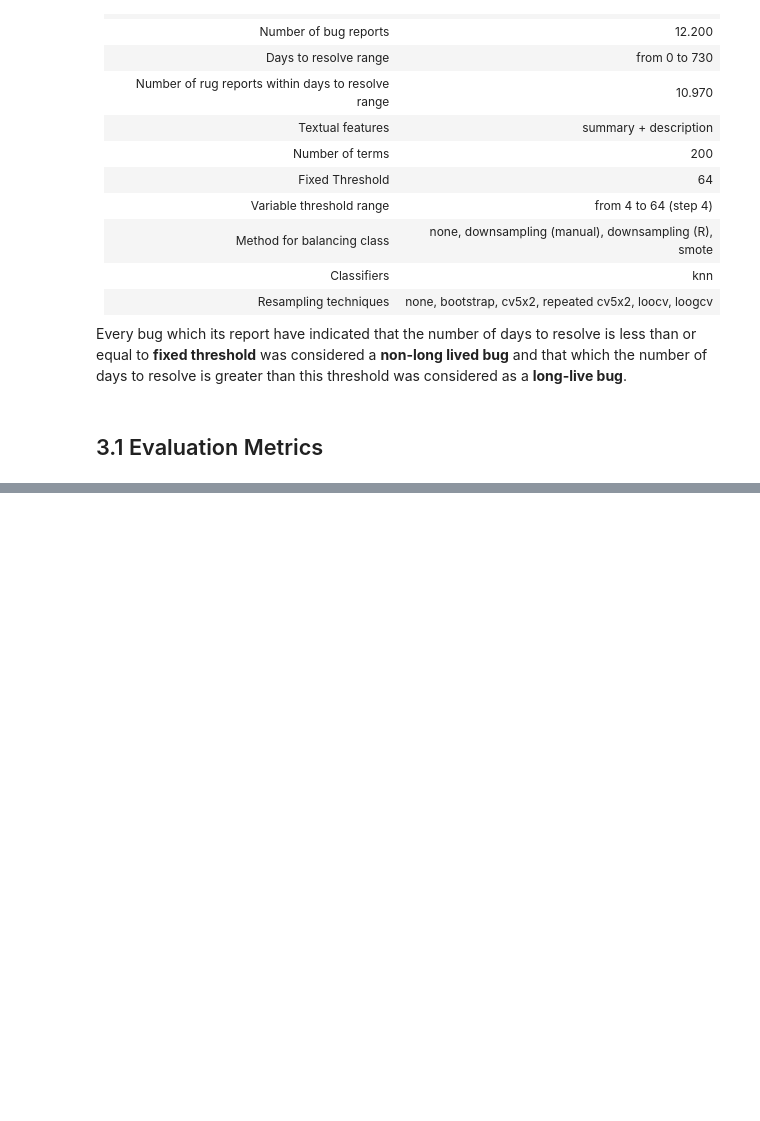
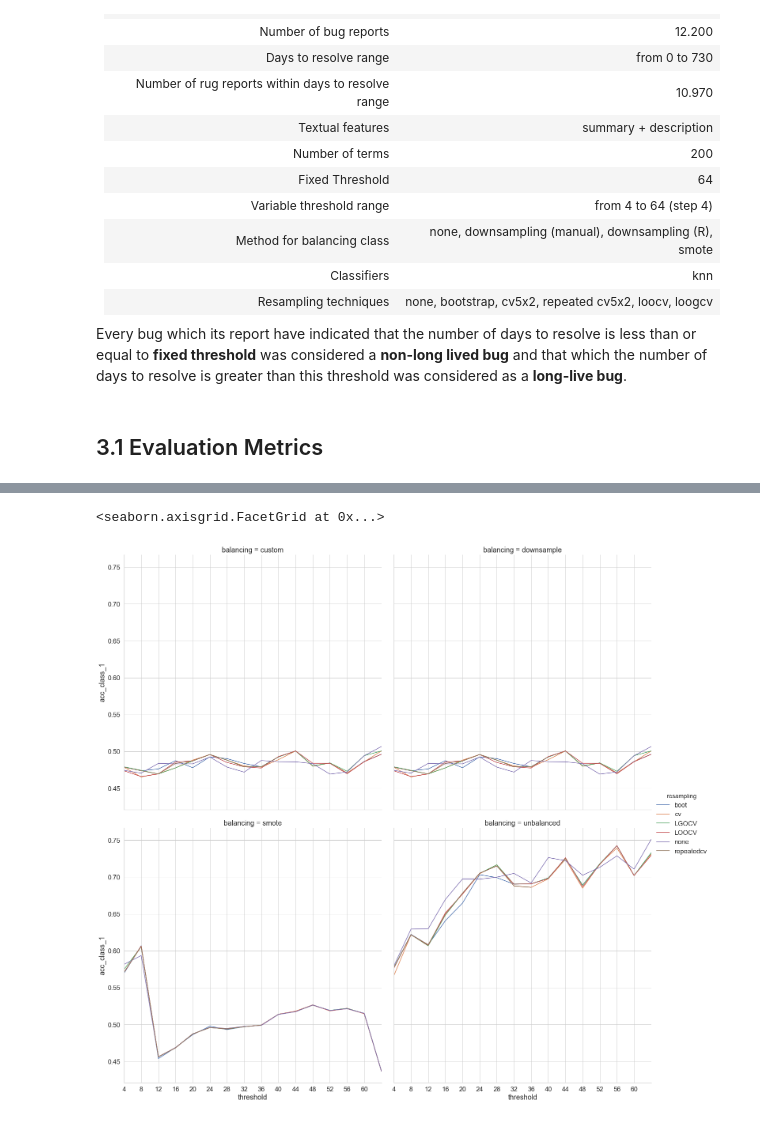
Before and after one commit to gomesluiz/my-doctorate, a Jupyter notebook: experiments/long-lived-bug/notebooks/20190214-long-lived-bug-prediction-analysis.ipynb, the cells around one changed output, grey strips where cells are left out. Cells and saved outputs as stored; diff of their text form; code cells hidden in the pictures; blank space fills up the shorter version.

```diff
--- a/experiments/long-lived-bug/notebooks/20190214-long-lived-bug-prediction-analysis.ipynb
+++ b/experiments/long-lived-bug/notebooks/20190214-long-lived-bug-prediction-analysis.ipynb
@@ -203,0 +204,14 @@ None
+# %%
+sns.color_palette("bright")
+sns.set(font_scale=1.5)
+sns.set_style("whitegrid")
+data=results[['threshold', 'resampling', 'balancing', 'balanced_acc', 'acc_class_1', 'test_size_class_1']]
+g = sns.FacetGrid(data=data, hue="resampling", col="balancing", col_wrap=2, height=10)
+g = g.map(sns.lineplot, 'threshold', 'acc_class_1')
+g.set(xlim=(4, 64))
+g.set(xticks=range(4, 64, 4))
+#g.set(ylim=(0.4, 0.8))
+g.add_legend()
+# %% [output]
+<seaborn.axisgrid.FacetGrid at 0x...>
+[figure, added]
```
Also changed, not shown: parts of 1 cell of this notebook, 3 other files.
